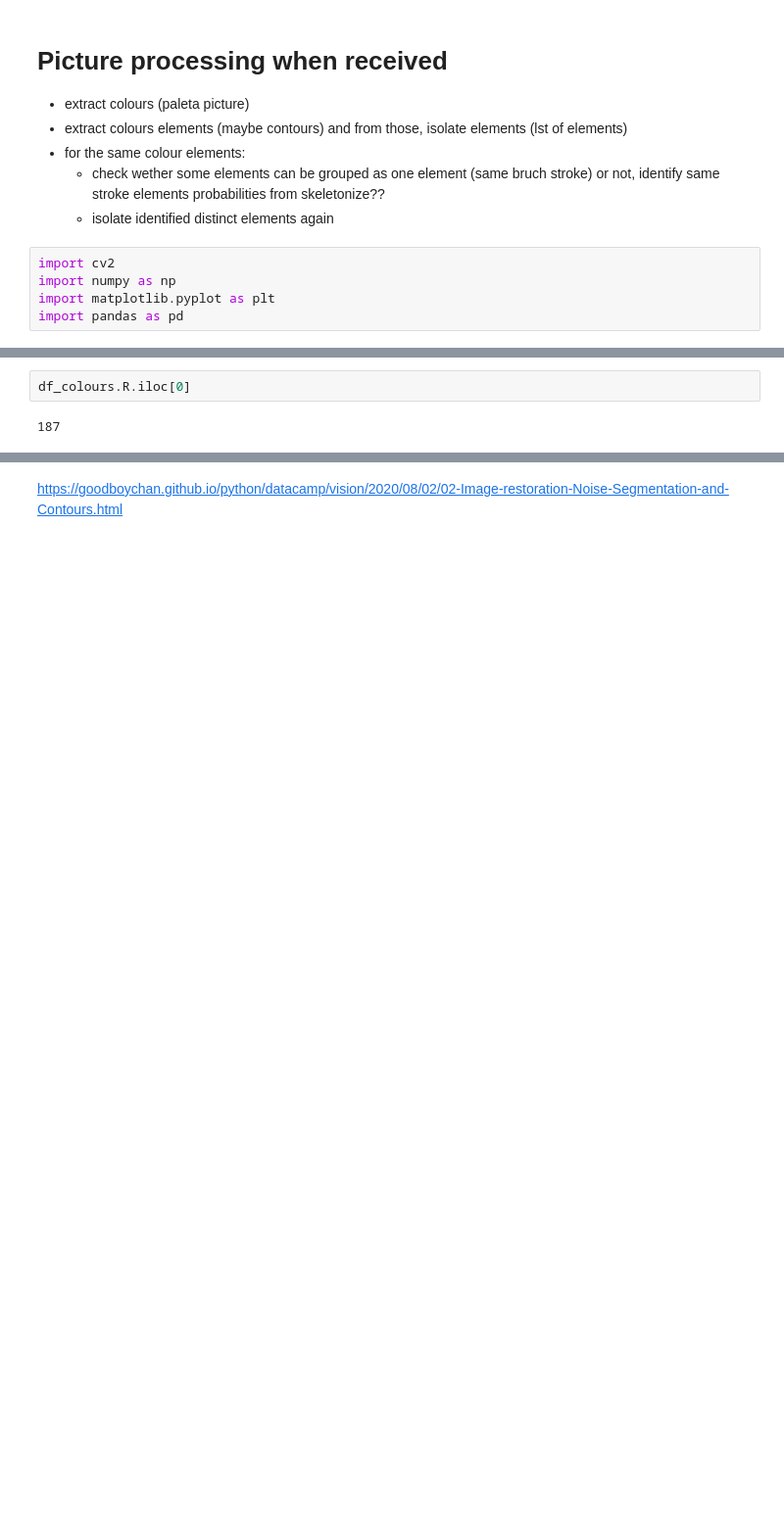
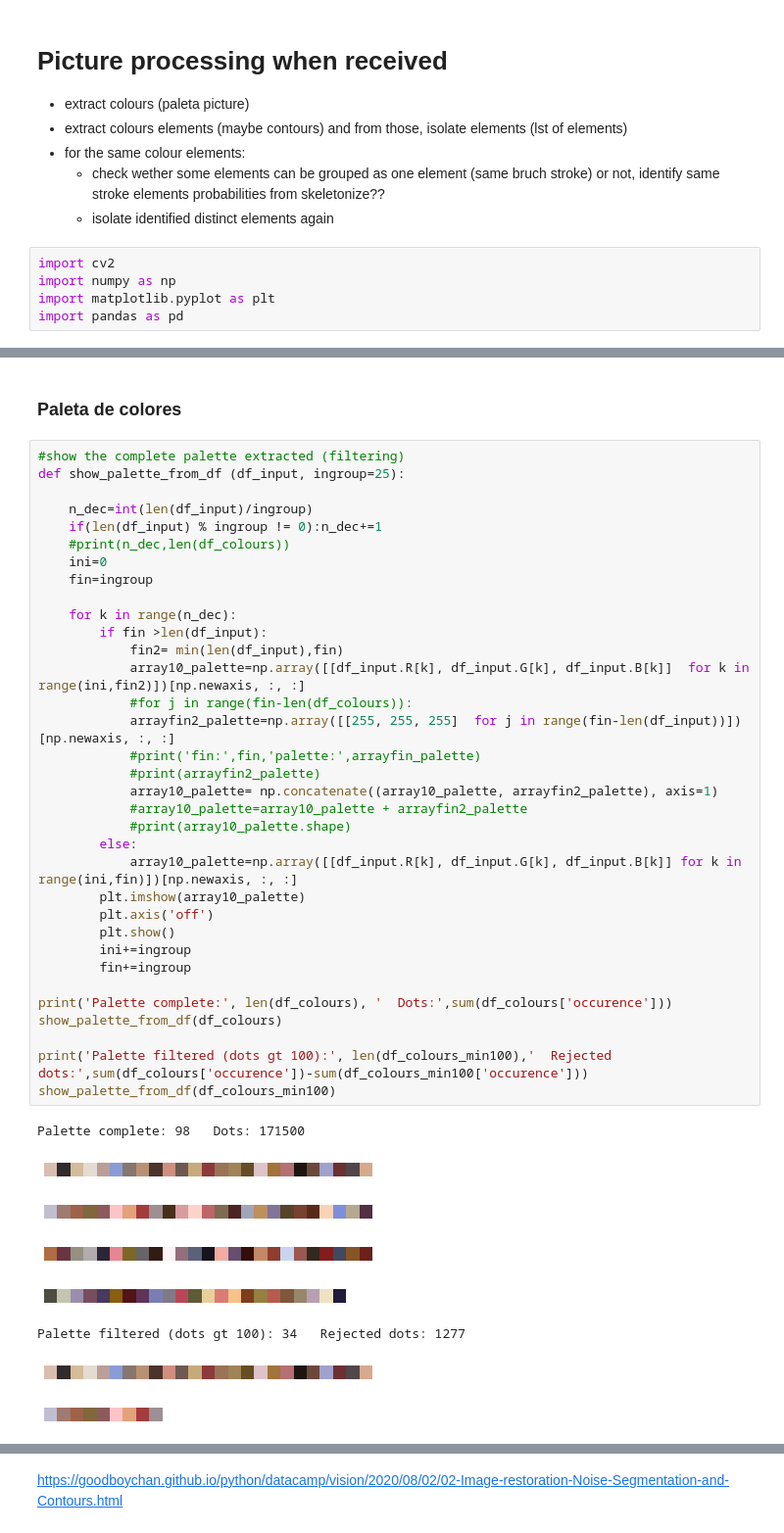
Before and after one commit to conchiVB/Painting_suggester, a Jupyter notebook: test_procesing_input.ipynb, the cells around one changed output, grey strips where cells are left out. Shown at 98% size. Drawn from its saved outputs; the diff is of its cells as text; blank space fills up the shorter version.

```diff
--- a/test_procesing_input.ipynb
+++ b/test_procesing_input.ipynb
@@ -17,4 +142,45 @@ df_colours=pd.read_csv('./data/tmp/tmp_df_colours.csv')
-# %%
-df_colours.R.iloc[0]
-# %% [output]
-187
+# %% [markdown]
+### Paleta de colores
+# %%
+#show the complete palette extracted (filtering)
+def show_palette_from_df (df_input, ingroup=25):
+
+    n_dec=int(len(df_input)/ingroup)
+    if(len(df_input) % ingroup != 0):n_dec+=1
+    #print(n_dec,len(df_colours))
+    ini=0
+    fin=ingroup
+
+    for k in range(n_dec):
+        if fin >len(df_input):
+            fin2= min(len(df_input),fin)
+            array10_palette=np.array([[df_input.R[k], df_input.G[k], df_input.B[k]]  for k in range(ini,fin2)])[np.newaxis, :, :]
+            #for j in range(fin-len(df_colours)):
+            arrayfin2_palette=np.array([[255, 255, 255]  for j in range(fin-len(df_input))])[np.newaxis, :, :]
+            #print('fin:',fin,'palette:',arrayfin_palette)
+            #print(arrayfin2_palette)
+            array10_palette= np.concatenate((array10_palette, arrayfin2_palette), axis=1)
+            #array10_palette=array10_palette + arrayfin2_palette
+            #print(array10_palette.shape)
+        else:
+            array10_palette=np.array([[df_input.R[k], df_input.G[k], df_input.B[k]] for k in range(ini,fin)])[np.newaxis, :, :]
+        plt.imshow(array10_palette)
+        plt.axis('off')
+        plt.show()
+        ini+=ingroup
+        fin+=ingroup
+
+print('Palette complete:', len(df_colours), '  Dots:',sum(df_colours['occurence']))
+show_palette_from_df(df_colours)
+
+print('Palette filtered (dots gt 100):', len(df_colours_min100),'  Rejected dots:',sum(df_colours['occurence'])-sum(df_colours_min100['occurence']))
+show_palette_from_df(df_colours_min100)
+# %% [output]
+Palette complete: 98   Dots: 171500
+[figure, added]
+[figure, added]
+[figure, added]
+[figure, added]
+Palette filtered (dots gt 100): 34   Rejected dots: 1277
+[figure, added]
+[figure, added]
```
Also changed, not shown: parts of 18 cells of this notebook, 22 other files.
